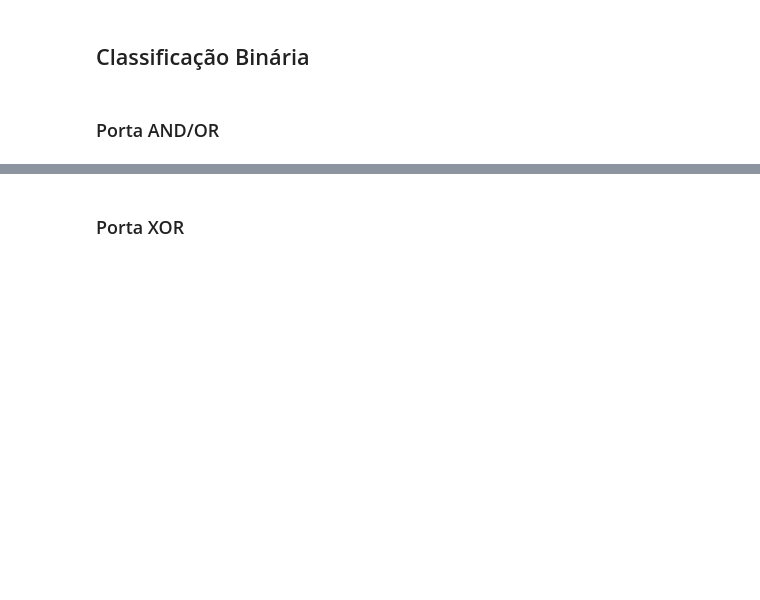
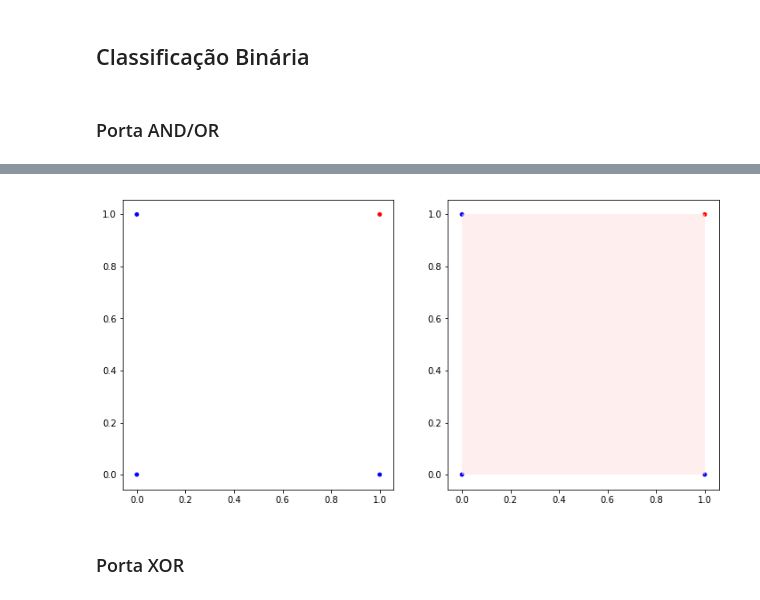
Before and after one commit to hilam/Manual-Pratico-Deep-Learning, a Jupyter notebook: Rede Neural.ipynb, the cells around one changed output, grey strips where cells are left out. Drawn from its saved outputs; the diff is of its cells as text; code cells hidden in the pictures; blank space fills up the shorter version.

```diff
--- a/Rede Neural.ipynb
+++ b/Rede Neural.ipynb
@@ -525,9 +636,15 @@ plt.scatter(x[:,0], x[:,1], c=list(np.array(y).ravel()), s=15, cmap='bwr')
 D_in, D_out = x.shape[1], y.shape[1]
 
 # insira sua rede aqui!
+nn = NeuralNetwork(cost_func=binary_cross_entropy, learning_rate=1e-1)
+
+nn.layers.append(Layer(input_dim=D_in, output_dim=D_out, activation=sigmoid))
+
+nn.fit(x, y, epochs=1000, verbose=100)
 
 y_pred = nn.predict(x)
 print('Predições:', y_pred, sep='\n')
 print('Acurácia: {:.2f}%'.format(100*accuracy_score(y, y_pred > 0.5)))
 
 plots.plot_data_and_predictions_3d_in_2d(x, y, is_binary=True, nn=nn, cmap='bwr')
+# %% [output]
@@ -534,3 +668,4 @@ plots.plot_data_and_predictions_3d_in_2d(x, y, is_binary=True, nn=nn, cmap='bwr'
+[figure, added]
 # %% [markdown]
 ### Porta XOR
 # %%
```
Also changed, not shown: parts of 27 cells of this notebook.
